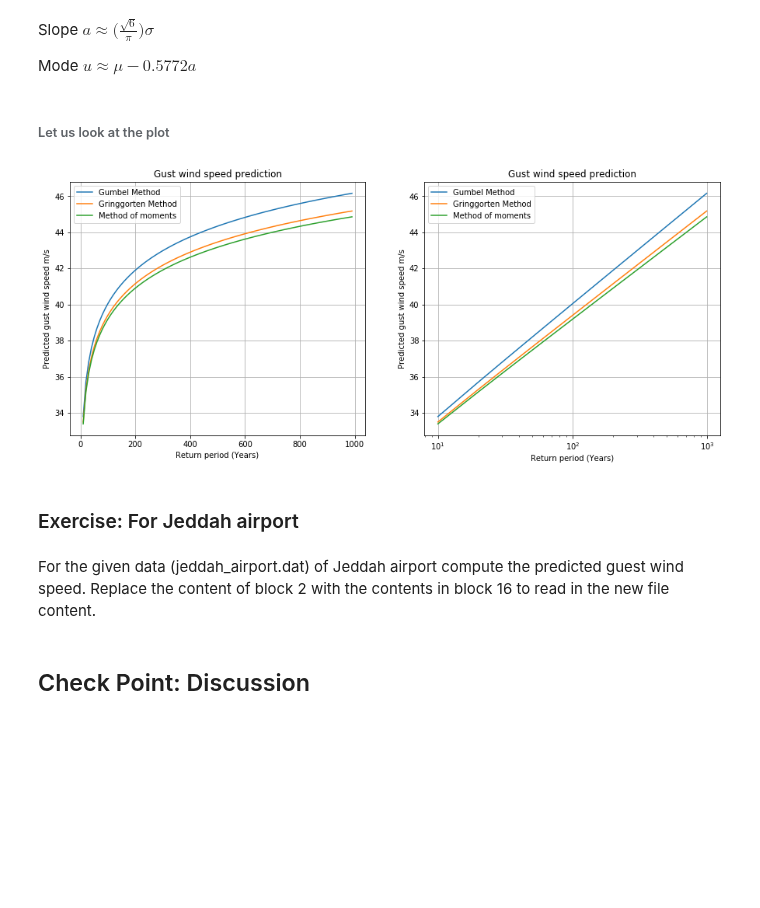
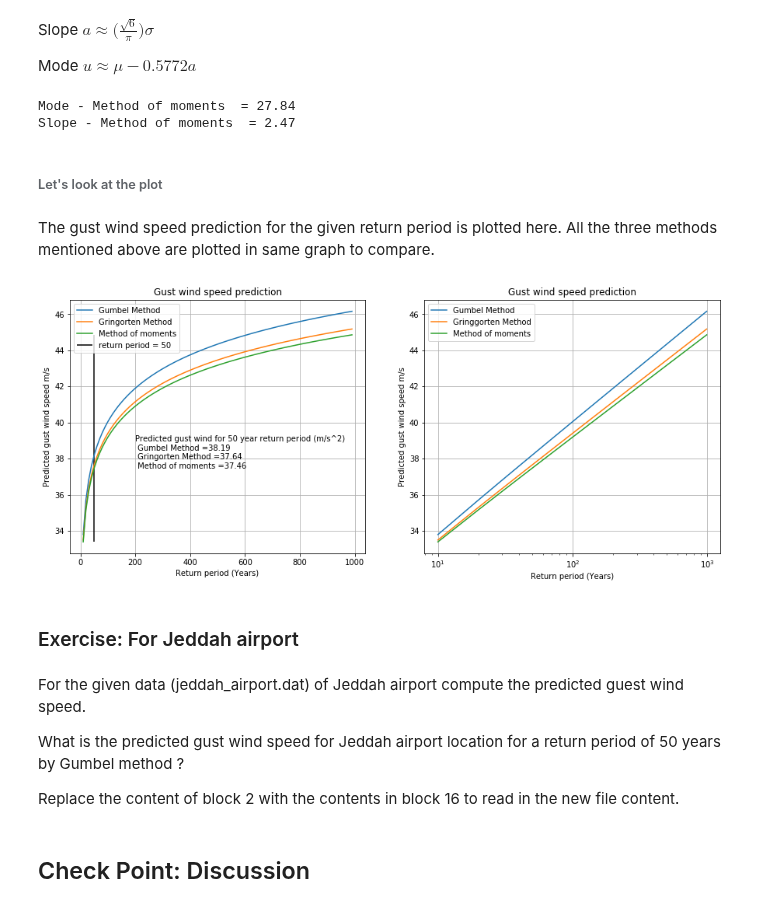
Before and after one commit to mpentek/SWELecture, a Jupyter notebook: Ex01Statistics/swe_ws1819_1_1_wind_speed_computation.ipynb, the cells around one changed output. Cells and saved outputs as stored; diff of their text form; code cells hidden in the pictures; blank space fills up the shorter version.

```diff
--- a/Ex01Statistics/swe_ws1819_1_1_wind_speed_computation.ipynb
+++ b/Ex01Statistics/swe_ws1819_1_1_wind_speed_computation.ipynb
@@ -136,4 +140,6 @@ plt.grid(True)
 # %%
 return_period = np.arange(10,1000,10)
 gumbel_predicted_gustwind = gumbel_mode + gumbel_slope * (-np.log(-np.log(1-1/return_period)))
+# for 50 years return period
+gumbel_predicted_gustwind_50 = gumbel_mode + gumbel_slope * (-np.log(-np.log(1-1/50)))
 # %% [markdown]
@@ -163,10 +169,12 @@ The steps are similar to that of Gumbel's except
 # %% [markdown]
 **step 3**  Each value is assigned a probability of non-exceedence $p ≈ \frac{(m-0.44)}{(N + 0.12)}$.
 # %%
-gringorten_prob_nonexc = (rank-0.44) /(max_rank+0.12)
+gringorten_prob_nonexc = (rank - 0.44) /(max_rank + 0.12)
 gringorten_red_var = -np.log(-np.log(gringorten_prob_nonexc))
 [gringorten_slope, gringorten_mode] = np.polyfit(gringorten_red_var, gust_sorted,1)
 gringorten_predicted_gustwind = gringorten_mode + gringorten_slope * (-np.log(-np.log(1-1/return_period)))
+# for 50 years return period
+gringorten_predicted_gustwind_50 = gringorten_mode + gringorten_slope * (-np.log(-np.log(1-1/50)))
 # %%
 plt.figure(num=5, figsize=(8, 6))
 plt.scatter(gringorten_red_var, gust_sorted)
@@ -193,38 +201,56 @@ Mode $ u \approx \mu - 0.5772 a$
 moments_slope = np.sqrt(6)/np.pi * gust_std
 moments_mode  = gust_m - 0.5772 * moments_slope
 moments_predicted_gustwind = moments_mode + moments_slope * (-np.log(-np.log(1-1/return_period)))
+moments_predicted_gustwind_50 = moments_mode + moments_slope * (-np.log(-np.log(1-1/50)))
+# print the slope and mode values for method of moments :
+print('Mode - Method of moments  = ' + str(round(moments_mode,2)))
+print('Slope - Method of moments  = ' + str(round(moments_slope,2)))
+# %% [output]
+Mode - Method of moments  = 27.84
+Slope - Method of moments  = 2.47
 # %% [markdown]
-###### Let us look at the plot
+###### Let's look at the plot
+# %% [markdown]
+The gust wind speed prediction for the given return period is plotted here. All the three methods mentioned above are plotted in same graph to compare.
 # %%
 plt.figure(num=6, figsize=(15, 6))
 plt.subplot(1,2,1)
 plt.plot(return_period, gumbel_predicted_gustwind, label ='Gumbel Method')
-plt.plot(return_period, gringorten_predicted_gustwind, label ='Gringgorten Method')
+plt.plot(return_period, gringorten_predicted_gustwind, label ='Gringorten Method')
 plt.plot(return_period, moments_predicted_gustwind, label ='Method of moments')
+plt.vlines(50, min(moments_predicted_gustwind), max(moments_predicted_gustwind), label = 'return period = 50')
+plt.text(200,moments_predicted_gustwind_50,'Predicted gust wind for 50 year return period (m/s^2)\n' +
+        ' Gumbel Method =' + str(round(gumbel_predicted_gustwind_50,2)) +
+        '\n Gringorten Method =' + str(round(gringorten_predicted_gustwind_50,2)) +
+        '\n Method of moments =' + str(round(moments_predicted_gustwind_50,2)) )
 plt.ylabel('Predicted gust wind speed m/s')
 plt.xlabel('Return period (Years)')
 plt.title('Gust wind speed prediction')
 plt.legend()
 plt.grid(True)
 
 plt.subplot(1,2,2)
 plt.plot(return_period, gumbel_predicted_gustwind, label ='Gumbel Method')
 plt.plot(return_period, gringorten_predicted_gustwind, label ='Gringgorten Method')
 plt.plot(return_period, moments_predicted_gustwind, label ='Method of moments')
 plt.xscale('log')
 plt.ylabel('Predicted gust wind speed m/s')
 plt.xlabel('Return period (Years)')
 plt.title('Gust wind speed prediction')
 plt.legend()
 plt.grid(True)
 
 plt.show()
 # %% [output]
-[figure, old version]
+[figure, new version]
 # %% [markdown]
 ### Exercise: For Jeddah airport
 # %% [markdown]
-For the given data (jeddah_airport.dat) of Jeddah airport compute the predicted guest wind speed. Replace the content of block 2 with the contents in block 16 to read in the new file content.
+For the given data (jeddah_airport.dat) of Jeddah airport compute the predicted guest wind speed.
+
+What is the predicted gust wind speed for Jeddah airport location for a return period of 50 years by Gumbel method ?
+
+Replace the content of block 2 with the contents in block 16 to read in the new file content.
 # %%
 winddata = np.loadtxt('jeddah_airport.dat')
 year = winddata[:,0]
```
Also changed, not shown: parts of 13 cells of this notebook, 2 other files.
